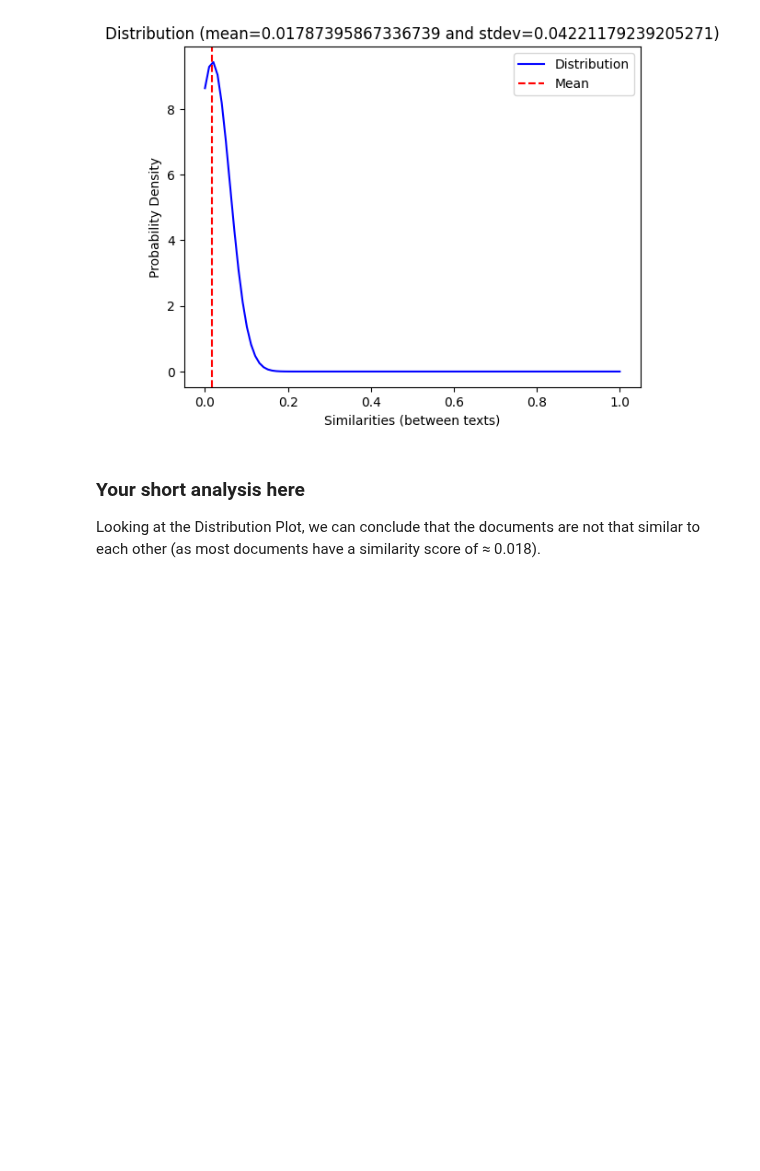
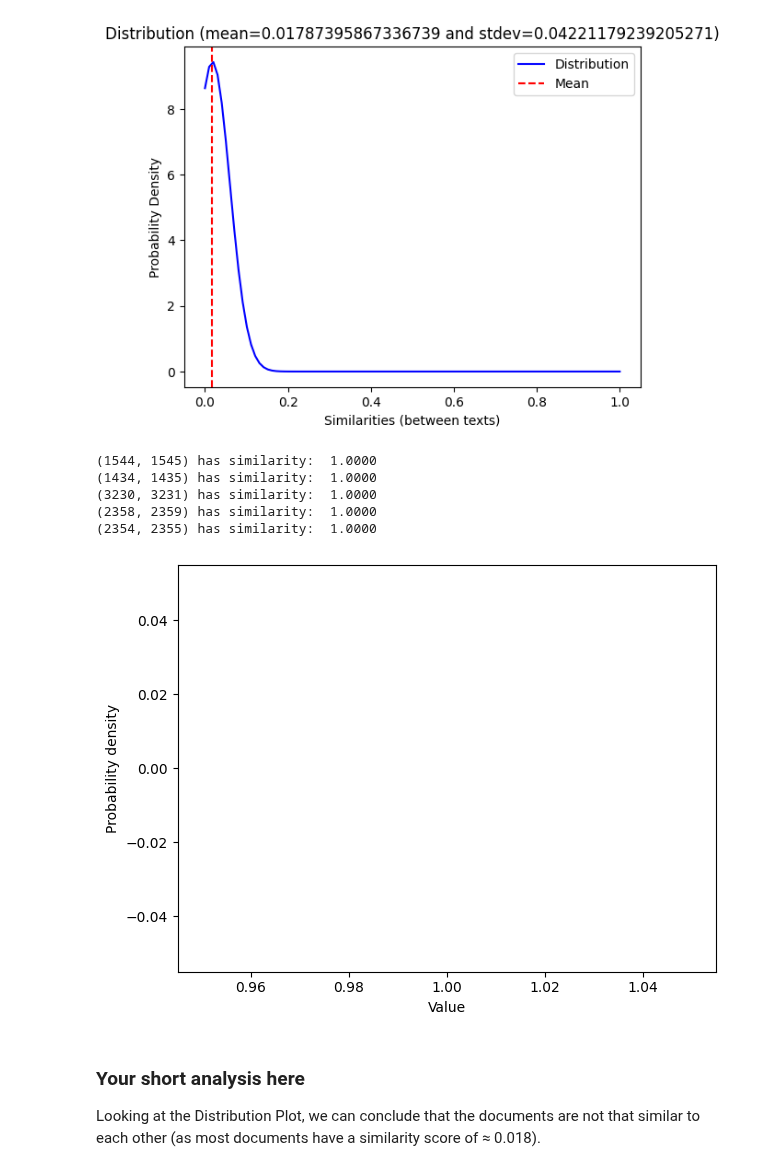
Before and after one commit to rubentorres-developer/DataMining-FirstHomeAssignment, a Jupyter notebook: PD_2324_HA1.ipynb, the cells around one changed output. Saved outputs shown, nothing was run; the diff lists cells and outputs as text; code cells hidden in the pictures; blank space fills up the shorter version.

```diff
--- a/PD_2324_HA1.ipynb
+++ b/PD_2324_HA1.ipynb
@@ -222,6 +222,37 @@ values_stdev: float = stdev(values)
 plot_distribution(values_mean, values_stdev)
 # %% [output]
 [figure]
+# %%
+sims = sorted(similarities, reverse=True)
+list_sim= []
+for J, text_pair in sims[:5]:
+    print( "%s has similarity: %7.4f" % (text_pair, J))
+    list_sim.append(J)
+
+temp = np.array(list_sim)
+# example data
+
+num_bins = 50
+
+fig, ax = plt.subplots()
+
+# the histogram of the data
+n, bins, patches = ax.hist(list_sim, num_bins, density=True)
+
+# add a 'best fit' line
+ax.set_xlabel('Value')
+ax.set_ylabel('Probability density')
+
+# Tweak spacing to prevent clipping of ylabel
+fig.tight_layout()
+plt.show()
+# %% [output]
+(1544, 1545) has similarity:  1.0000
+(1434, 1435) has similarity:  1.0000
+(3230, 3231) has similarity:  1.0000
+(2358, 2359) has similarity:  1.0000
+(2354, 2355) has similarity:  1.0000
+[figure, added]
 # %% [markdown]
 ### Your short analysis here
 
```
